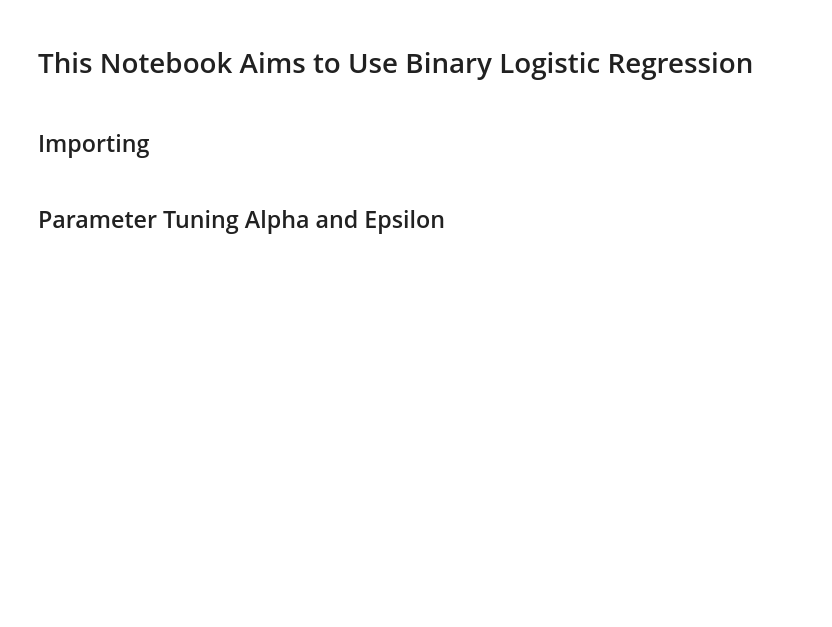
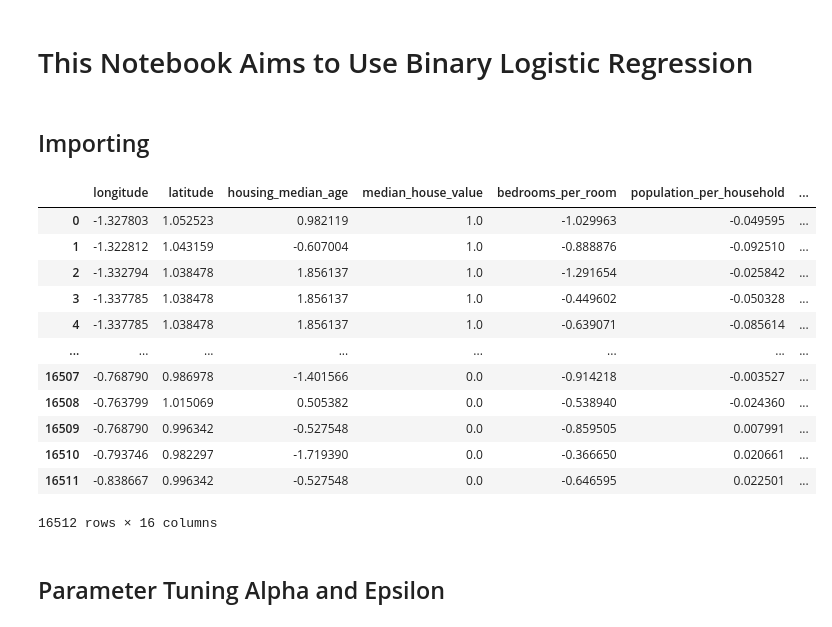
Before and after one commit to im6ha/House-Price-Prediction, a Jupyter notebook: notebooks/06_binary_logistic_regression.ipynb, the cells around one changed output. Cells and saved outputs as stored; diff of their text form; code cells hidden in the pictures; blank space fills up the shorter version.

```diff
--- a/notebooks/06_binary_logistic_regression.ipynb
+++ b/notebooks/06_binary_logistic_regression.ipynb
@@ -21,6 +21,22 @@ training_targets = training_data.iloc[:, 3].to_numpy()
 
 testing_X= pd.concat( [testing_data.iloc[:, 0:3], testing_data.iloc[:, 4:]], axis=1 )
 testing_targets = testing_data.iloc[:, 3].to_numpy()
+# %%
+training_data
+# %% [output]
+|  | longitude | latitude | housing_median_age | median_house_value | bedrooms_per_room | population_per_household | ... |
+| 0 | -1.327803 | 1.052523 | 0.982119 | 1.0 | -1.029963 | -0.049595 | ... |
+| 1 | -1.322812 | 1.043159 | -0.607004 | 1.0 | -0.888876 | -0.092510 | ... |
+| 2 | -1.332794 | 1.038478 | 1.856137 | 1.0 | -1.291654 | -0.025842 | ... |
+| 3 | -1.337785 | 1.038478 | 1.856137 | 1.0 | -0.449602 | -0.050328 | ... |
+| 4 | -1.337785 | 1.038478 | 1.856137 | 1.0 | -0.639071 | -0.085614 | ... |
+| ... | ... | ... | ... | ... | ... | ... | ... |
+| 16507 | -0.768790 | 0.986978 | -1.401566 | 0.0 | -0.914218 | -0.003527 | ... |
+| 16508 | -0.763799 | 1.015069 | 0.505382 | 0.0 | -0.538940 | -0.024360 | ... |
+| 16509 | -0.768790 | 0.996342 | -0.527548 | 0.0 | -0.859505 | 0.007991 | ... |
+| 16510 | -0.793746 | 0.982297 | -1.719390 | 0.0 | -0.366650 | 0.020661 | ... |
+| 16511 | -0.838667 | 0.996342 | -0.527548 | 0.0 | -0.646595 | 0.022501 | ... |
+16512 rows × 16 columns
 # %% [markdown]
 ## Parameter Tuning Alpha and Epsilon
 # %% [markdown]
```
Also changed, not shown: 13 other files.
